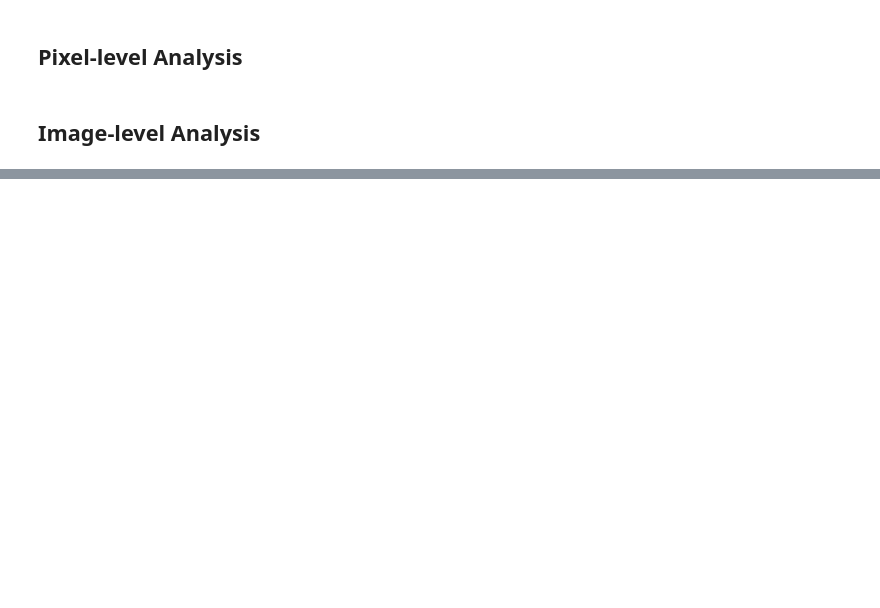
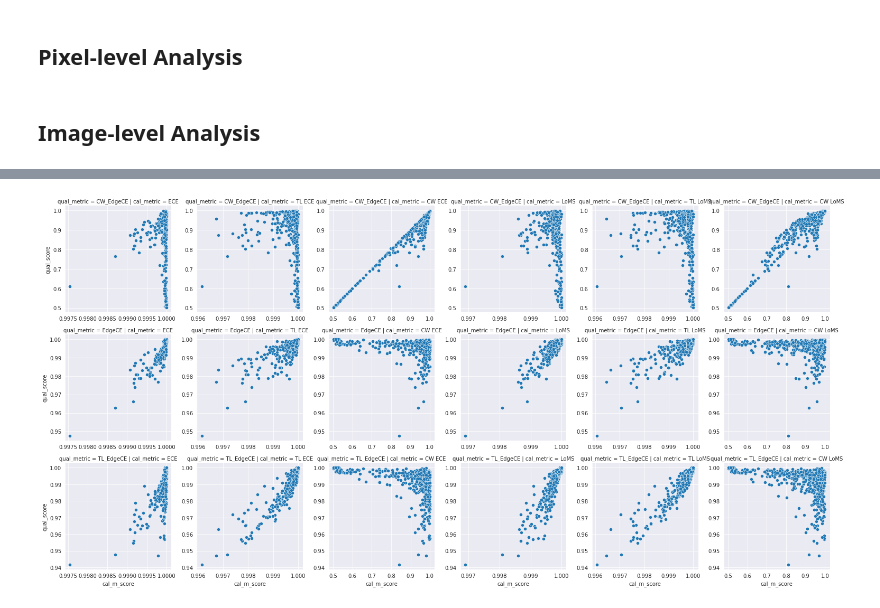
Before and after one commit to VictorButoi/ESE, a Jupyter notebook: notebooks/err_analysis/wmh_err.ipynb, the cells around one changed output, grey strips where cells are left out. Drawn from its saved outputs; the diff is of its cells as text; code cells hidden in the pictures; blank space fills up the shorter version.

```diff
--- a/notebooks/err_analysis/wmh_err.ipynb
+++ b/notebooks/err_analysis/wmh_err.ipynb
@@ -27,7 +27,7 @@ rs = ResultsLoader()
 # %%
 from ese.experiment.analysis.inference import load_cal_inference_stats
 
-inference_path = root / "inference/12_13_23_WMH_Analysis"
+inference_path = root / "inference/12_13_23_WMH_EdgeStats"
 dataset = "WMH"
 
 cal_inference_info = load_cal_inference_stats(
@@ -125,19 +133,19 @@ viz_cal_metric_corr(
 # %%
 import matplotlib.pyplot as plt
 
 df_qm_sorted = unique_image_df.sort_values(by=["qual_metric", "cal_metric_type"])
-# for label in df_qm_sorted["label"].unique():
 g = sns.relplot(
-    df_qm_sorted.select(label=1),
+    df_qm_sorted,
     x="cal_m_score",
     y="qual_score",
-    hue="log_true_lab_amount",
     col="cal_metric",
     row="qual_metric",
     height=3.5,
     aspect=1,
     facet_kws={'sharey': False, 'sharex': False}
     )
 # g.set(xlim=(0, 1), ylim=(0, 1))
 g.tight_layout()
 plt.show()
+# %% [output]
+[figure, added]
```
Also changed, not shown: parts of 8 cells of this notebook, 4 other files.
